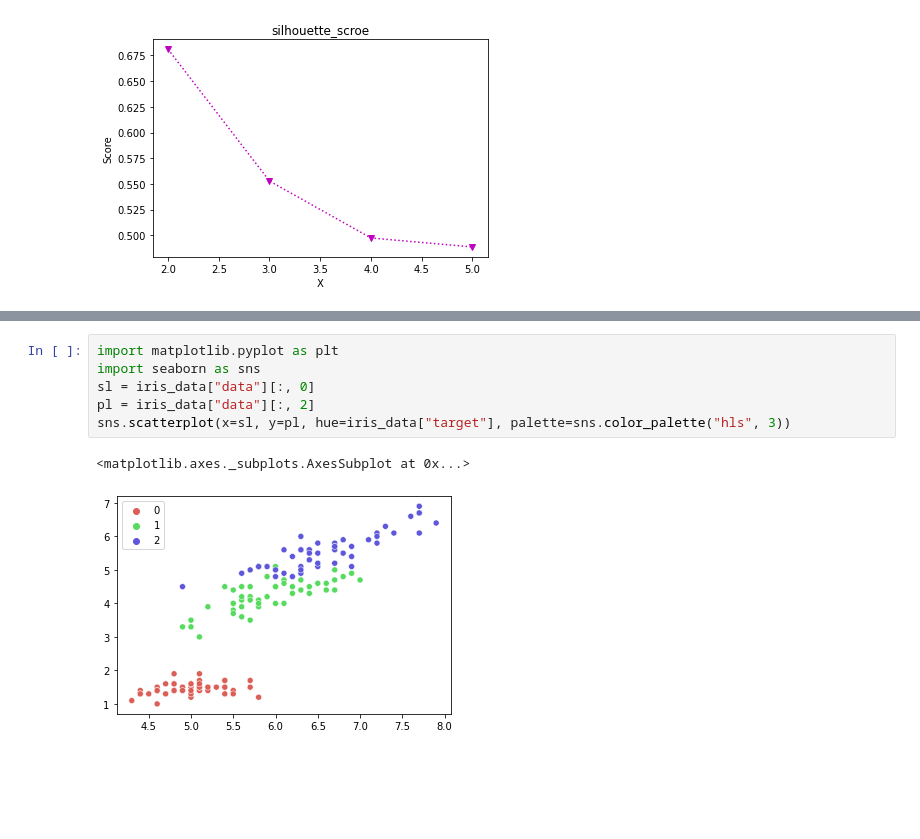
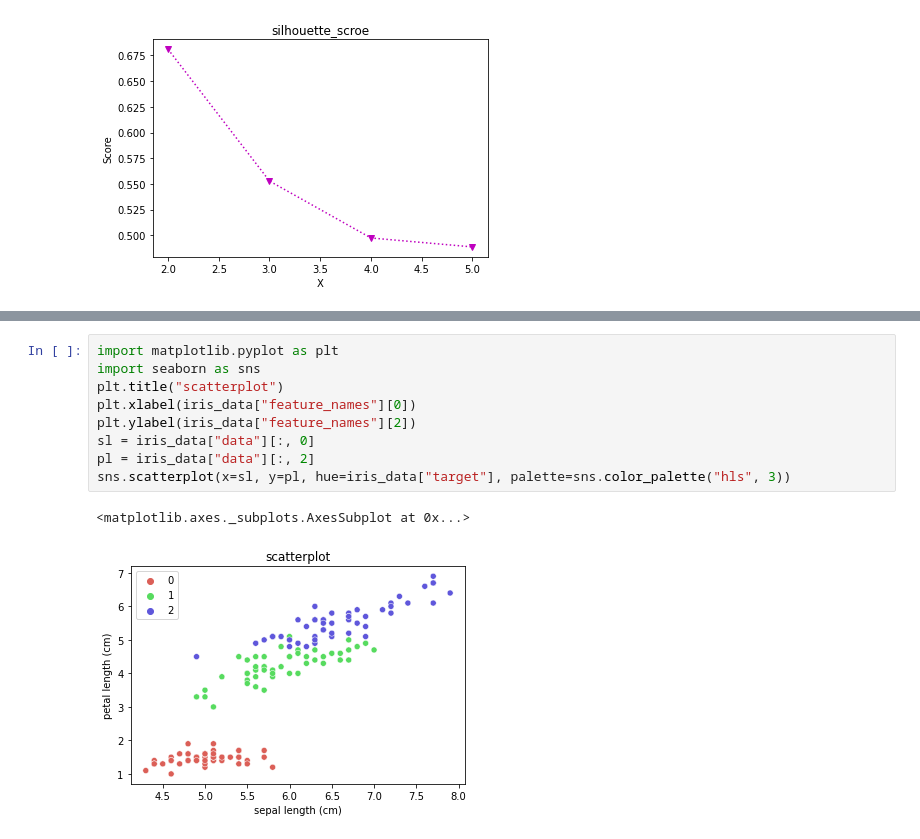
Before and after one commit to kurtlee1984/20210602, a Jupyter notebook: cluster_practice.ipynb, the cells around one changed output, grey strips where cells are left out. Cells and saved outputs as stored; diff of their text form; blank space fills up the shorter version.

```diff
--- a/cluster_practice.ipynb
+++ b/cluster_practice.ipynb
@@ -95,9 +111,12 @@ Text(0, 0.5, 'Score')
 # %%
 import matplotlib.pyplot as plt
 import seaborn as sns
+plt.title("scatterplot")
+plt.xlabel(iris_data["feature_names"][0])
+plt.ylabel(iris_data["feature_names"][2])
 sl = iris_data["data"][:, 0]
 pl = iris_data["data"][:, 2]
 sns.scatterplot(x=sl, y=pl, hue=iris_data["target"], palette=sns.color_palette("hls", 3))
 # %% [output]
 <matplotlib.axes._subplots.AxesSubplot at 0x...>
-[figure, old version]
+[figure, new version]
```
Also changed, not shown: parts of 1 cell of this notebook.
